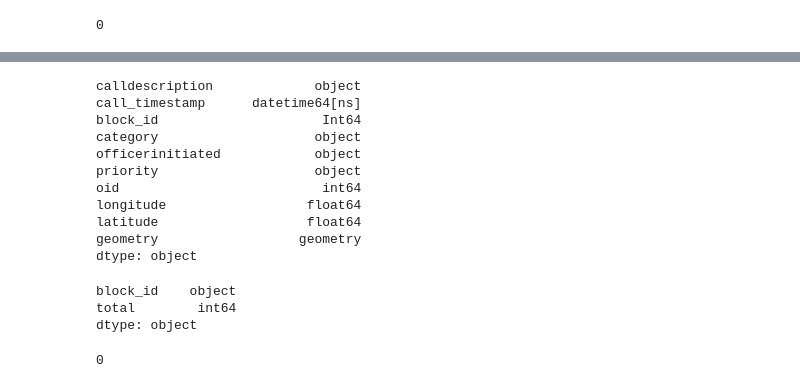
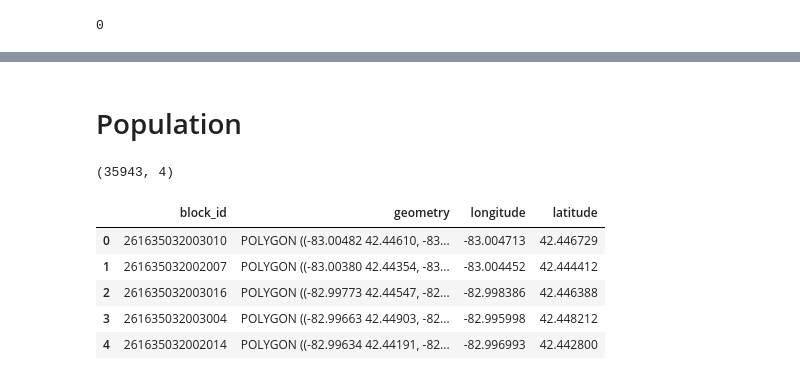
Before and after one commit to ahakso/detroit, a Jupyter notebook: census_blocks.ipynb, the cells around one changed output, grey strips where cells are left out. Saved outputs shown, nothing was run; the diff lists cells and outputs as text; code cells hidden in the pictures.

```diff
--- a/census_blocks.ipynb
+++ b/census_blocks.ipynb
@@ -159,24 +166,15 @@ call.loc[lambda x: x.longitude > -83.2].plot(ax=ax,markersize=1,color='r')
-# %%
-call.dtypes
-# %% [output]
-calldescription             object
-call_timestamp      datetime64[ns]
-block_id                     Int64
-category                    object
-officerinitiated            object
-priority                    object
-oid                          int64
-longitude                  float64
-latitude                   float64
-geometry                  geometry
-dtype: object
-# %%
-pop
-# %% [output]
-block_id    object
-total        int64
-dtype: object
-# %%
-pd.merge(call.head(2000),pop.astype({'block_id': int}),on='block_id',).total.isna().sum()
-# %% [output]
-0
+# %% [markdown]
+# Population
+# %%
+census.shape
+# %% [output]
+(35943, 4)
+# %%
+census.head()
+# %% [output]
+|  | block_id | geometry | longitude | latitude |
+| 0 | 261635032003010 | POLYGON ((-83.00482 42.44610, -83... | -83.004713 | 42.446729 |
+| 1 | 261635032002007 | POLYGON ((-83.00380 42.44354, -83... | -83.004452 | 42.444412 |
+| 2 | 261635032003016 | POLYGON ((-82.99773 42.44547, -82... | -82.998386 | 42.446388 |
+| 3 | 261635032003004 | POLYGON ((-82.99663 42.44903, -82... | -82.995998 | 42.448212 |
+| 4 | 261635032002014 | POLYGON ((-82.99634 42.44191, -82... | -82.996993 | 42.442800 |
```
Also changed, not shown: parts of 3 cells of this notebook, 3 other files.
